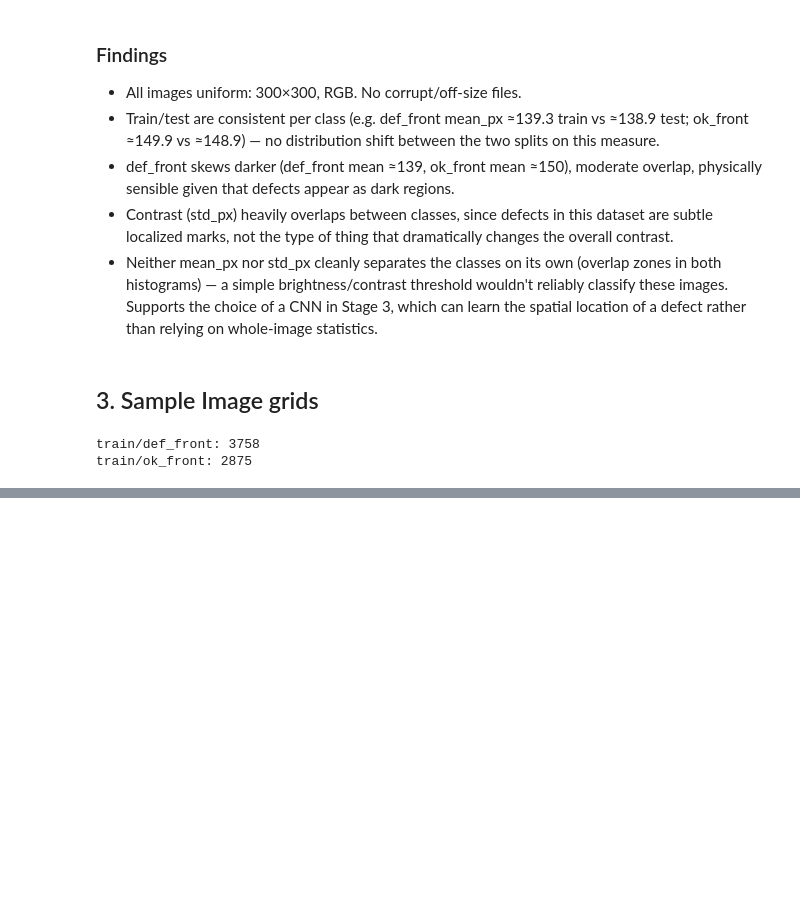
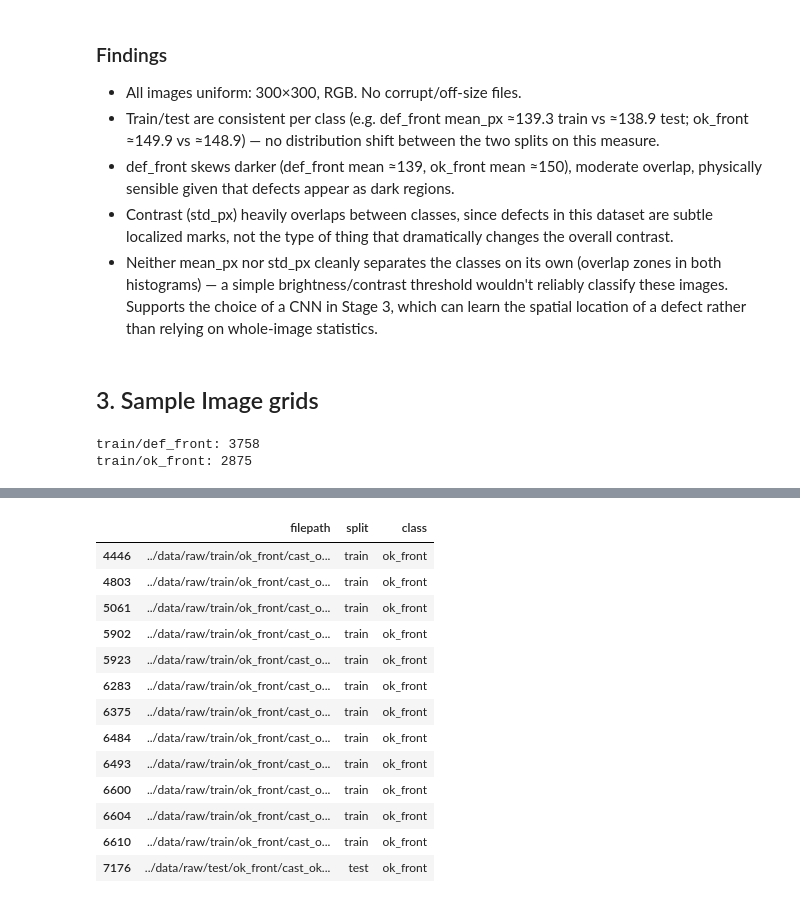
Before and after one commit to Borhan1997/casting-defect-MLOps, a Jupyter notebook: notebooks/01_eda.ipynb, the cells around one changed output, grey strips where cells are left out. Drawn from its saved outputs; the diff is of its cells as text; code cells hidden in the pictures; blank space fills up the shorter version.

```diff
--- a/notebooks/01_eda.ipynb
+++ b/notebooks/01_eda.ipynb
@@ -134,0 +156,5 @@ fig.savefig("../reports/figures/sample_grid.png", bbox_inches="tight")
+# %%
+#Isolate and inspect the actual duplicate groups
+dupe_counts = img_df["phash"].value_counts()
+dupe_hashes = dupe_counts[dupe_counts > 1]
+print(dupe_hashes)
@@ -134,0 +175,19 @@ fig.savefig("../reports/figures/sample_grid.png", bbox_inches="tight")
+# %%
+# Check the top hash for train/test leakage
+top_hash = dupe_hashes.index[0]
+img_df[img_df["phash"] == top_hash][["filepath", "split", "class"]]
+# %% [output]
+|  | filepath | split | class |
+| 4446 | ../data/raw/train/ok_front/cast_o... | train | ok_front |
+| 4803 | ../data/raw/train/ok_front/cast_o... | train | ok_front |
+| 5061 | ../data/raw/train/ok_front/cast_o... | train | ok_front |
+| 5902 | ../data/raw/train/ok_front/cast_o... | train | ok_front |
+| 5923 | ../data/raw/train/ok_front/cast_o... | train | ok_front |
+| 6283 | ../data/raw/train/ok_front/cast_o... | train | ok_front |
+| 6375 | ../data/raw/train/ok_front/cast_o... | train | ok_front |
+| 6484 | ../data/raw/train/ok_front/cast_o... | train | ok_front |
+| 6493 | ../data/raw/train/ok_front/cast_o... | train | ok_front |
+| 6600 | ../data/raw/train/ok_front/cast_o... | train | ok_front |
+| 6604 | ../data/raw/train/ok_front/cast_o... | train | ok_front |
+| 6610 | ../data/raw/train/ok_front/cast_o... | train | ok_front |
+| 7176 | ../data/raw/test/ok_front/cast_ok... | test | ok_front |
```
Also changed, not shown: parts of 10 cells of this notebook, 2 other files.
